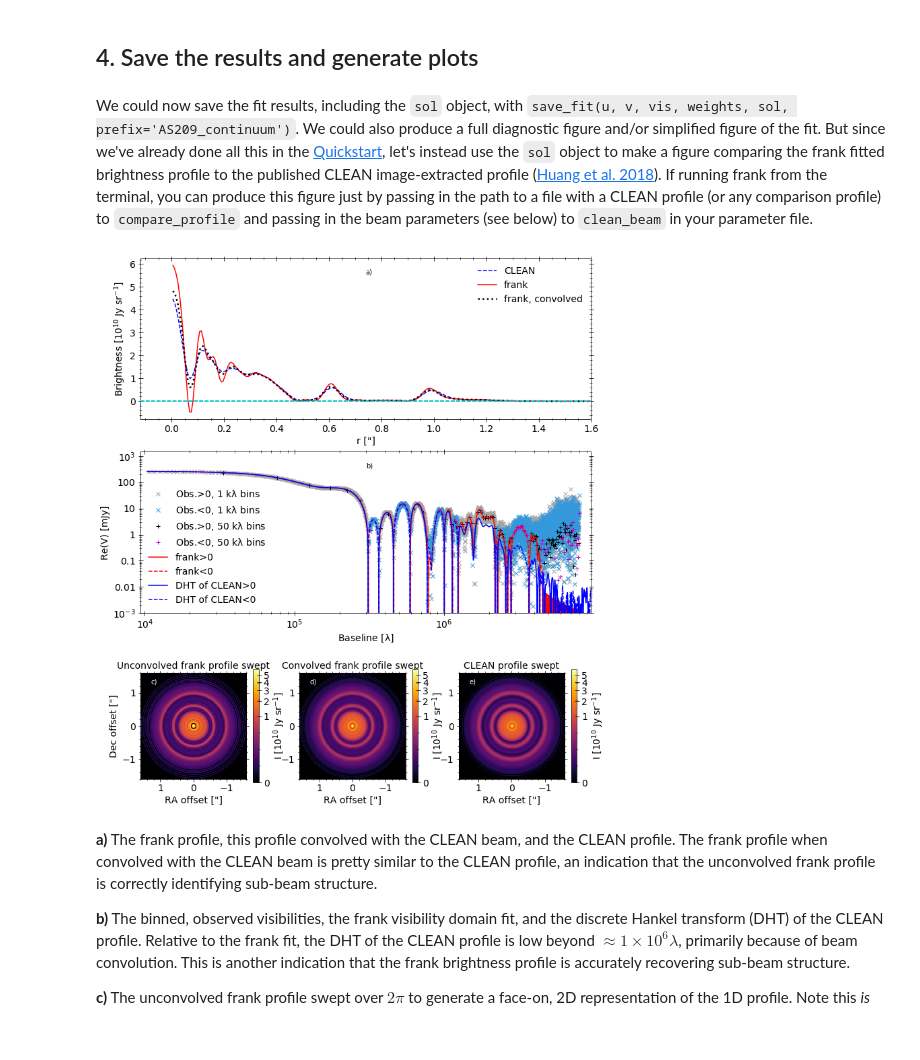
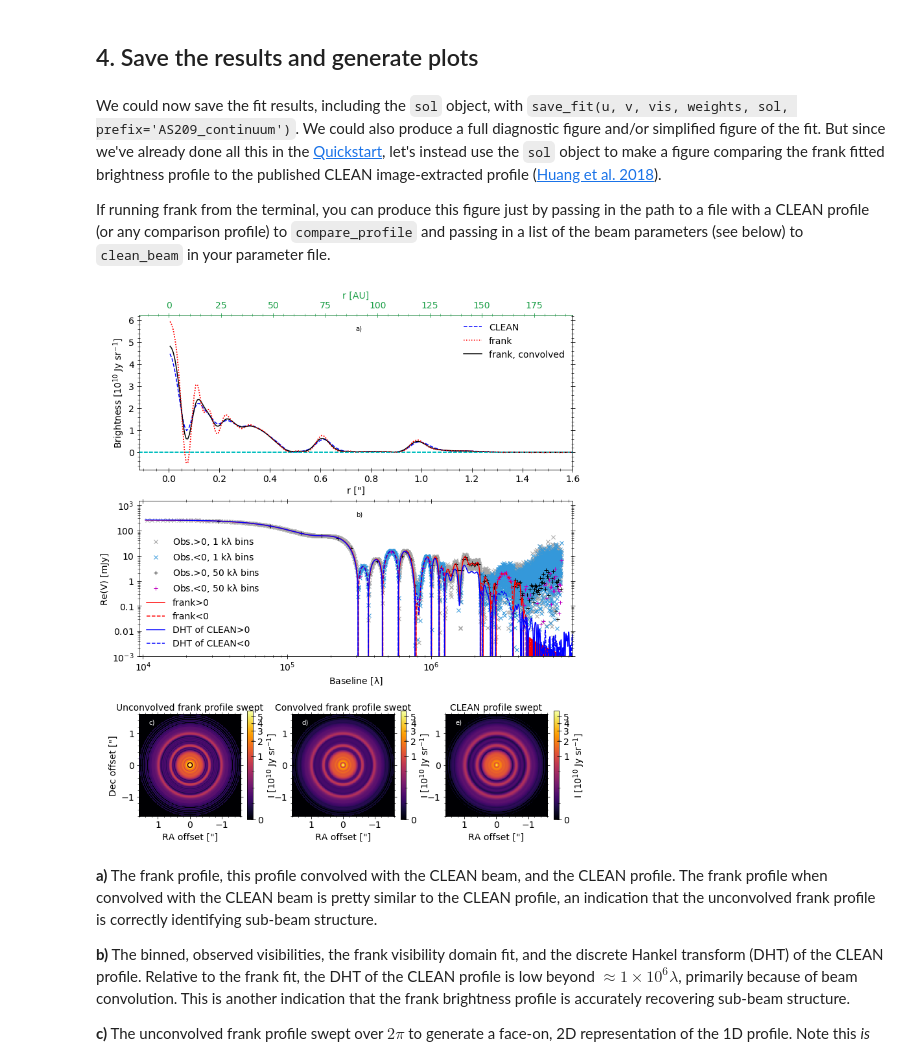
Before and after one commit to discsim/frank, a Jupyter notebook: tutorials/fitting_procedure.ipynb, the cells around one changed output. Cells and saved outputs as stored; diff of their text form; code cells hidden in the pictures.

```diff
--- a/tutorials/fitting_procedure.ipynb
+++ b/tutorials/fitting_procedure.ipynb
@@ -117,29 +119,35 @@ Additionally the `FrankFitter` object we created (we called it `FF`) contains th
 # %% [markdown]
 ## 4. Save the results and generate plots
 # %% [markdown]
-We could now save the fit results, including the `sol` object, with `save_fit(u, v, vis, weights, sol, prefix='AS209_continuum')`. We could also produce a full diagnostic figure and/or simplified figure of the fit. But since we've already done all this in the [Quickstart](../quickstart.rst), let's instead use the `sol` object to make a figure comparing the frank fitted brightness profile to the published CLEAN image-extracted profile ([Huang et al. 2018](https://ui.adsabs.harvard.edu/abs/2018ApJ...869L..42H/abstract)). If running frank from the terminal, you can produce this figure just by passing in the path to a file with a CLEAN profile (or any comparison profile) to `compare_profile` and passing in the beam parameters (see below) to `clean_beam` in your parameter file.
+We could now save the fit results, including the `sol` object, with `save_fit(u, v, vis, weights, sol, prefix='AS209_continuum')`. We could also produce a full diagnostic figure and/or simplified figure of the fit. But since we've already done all this in the [Quickstart](../quickstart.rst), let's instead use the `sol` object to make a figure comparing the frank fitted brightness profile to the published CLEAN image-extracted profile ([Huang et al. 2018](https://ui.adsabs.harvard.edu/abs/2018ApJ...869L..42H/abstract)).
+
+If running frank from the terminal, you can produce this figure just by passing in the path to a file with a CLEAN profile (or any comparison profile) to `compare_profile` and passing in a list of the beam parameters (see below) to `clean_beam` in your parameter file.
 # %%
 # Load the CLEAN radial profile for AS 209
-r_clean, I_clean = np.genfromtxt('./AS209_clean_profile.dat')
+r_clean, I_clean = np.genfromtxt('./AS209_clean_profile.txt').T
 
 # Using the same disc geometry parameters as above (the published values)
 # and the CLEAN beam parameters from CASA (`imhead` of the published .fits file),
 # convolve the frank profile with the CLEAN beam
 # Units: [arcsec], [arcsec], [deg]
 bmaj, bmin, beam_pa = 0.03883, 0.03818, 85.82243
 mean_convolved = convolve_profile(sol.r, sol.mean, geom.inc, geom.PA, bmaj, bmin, beam_pa)
 
 # For the visibility plot that we'll make, show the observations in 1 and 50 k\lambda bins
 bin_widths = [1e3, 5e4]
 
 # And for the 2D representations of the 1D profiles that we'll show, set the index of a
 # power law normalization to the colormap
 gamma = 0.3
 
-make_clean_comparison_fig(u, v, vis, weights, sol, mean_convolved, r_clean, I_clean,
-                          bin_widths=bin_widths, gamma=gamma, force_style=False);
+# Distance to source [pc] (Andrews et al. 2018), just to show a second x-axis in AU
+dist = 121.
+
+make_clean_comparison_fig(u, v, vis, weights, sol, r_clean, I_clean,
+                          bin_widths=bin_widths, gamma=gamma, mean_convolved=mean_convolved, dist=dist,
+                          force_style=False);
 # %% [output]
-[figure, old version]
+[figure, new version]
 # %% [markdown]
 **a)** The frank profile, this profile convolved with the CLEAN beam, and the CLEAN profile. The frank profile when convolved with the CLEAN beam is pretty similar to the CLEAN profile, an indication that the unconvolved frank profile is correctly identifying sub-beam structure.
 
```
Also changed, not shown: parts of 1 cell of this notebook.
